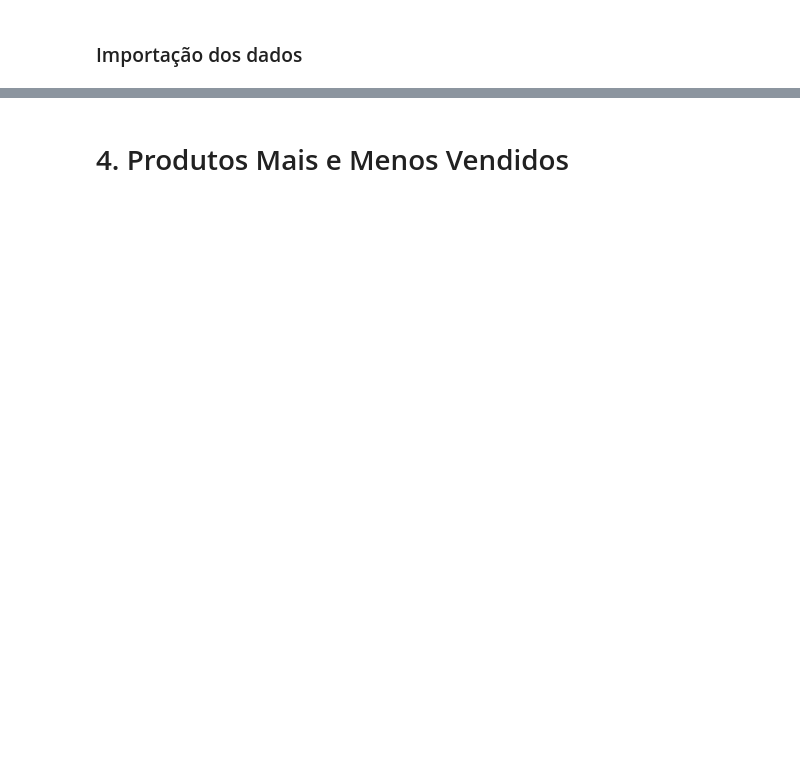
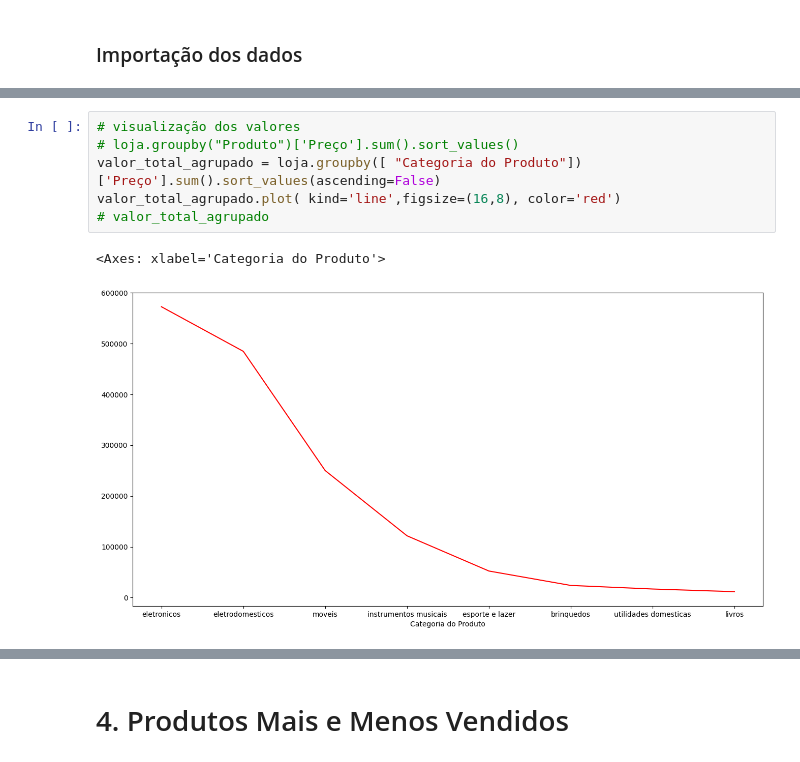
Before and after one commit to Patrick-Vinicius/Alura-Store---An-lise-de-dados-, a Jupyter notebook: AluraStoreBr.ipynb, the cells around one changed output, grey strips where cells are left out. Drawn from its saved outputs; the diff is of its cells as text; blank space fills up the shorter version.

```diff
--- a/AluraStoreBr.ipynb
+++ b/AluraStoreBr.ipynb
@@ -25,2 +82,11 @@ loja.head()
+# %%
+# visualização dos valores
+# loja.groupby("Produto")['Preço'].sum().sort_values()
+valor_total_agrupado = loja.groupby([ "Categoria do Produto"])['Preço'].sum().sort_values(ascending=False)
+valor_total_agrupado.plot( kind='line',figsize=(16,8), color='red')
+# valor_total_agrupado
+# %% [output]
+<Axes: xlabel='Categoria do Produto'>
+[figure, added]
 # %%
 valor_total1 = loja.groupby("Produto")['Preço'].sum().sort_values()
```
Also changed, not shown: parts of 56 cells of this notebook.
